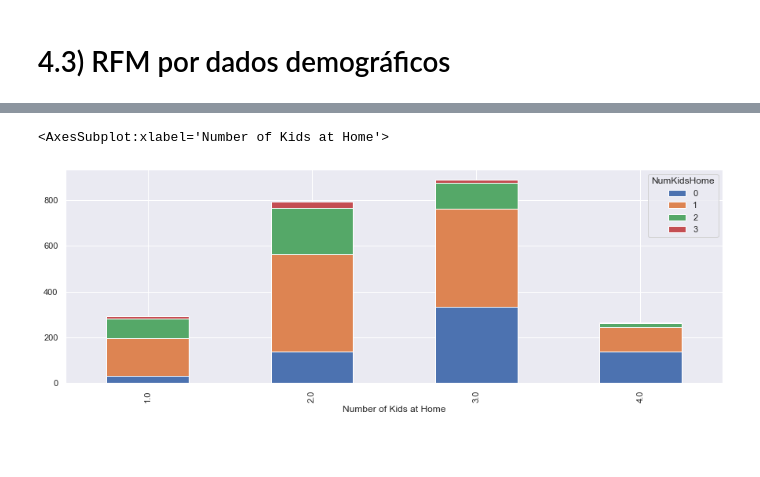
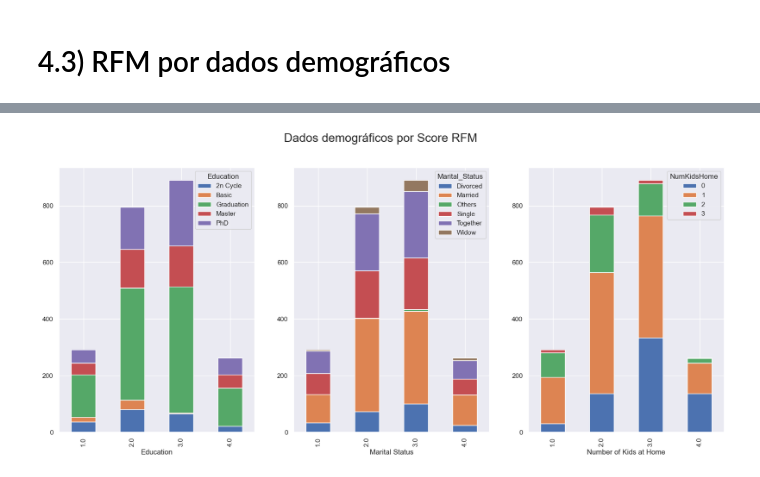
Before and after one commit to victoriaegandolfi/ps, a Jupyter notebook: Processo seletivo - EDA.ipynb, the cells around one changed output, grey strips where cells are left out. Cells and saved outputs as stored; diff of their text form; code cells hidden in the pictures; blank space fills up the shorter version.

```diff
--- a/Processo seletivo - EDA.ipynb
+++ b/Processo seletivo - EDA.ipynb
@@ -304,8 +297,21 @@ df_pivot.plot.bar(xlabel='Marital Status', stacked=True)
-# %%
-df_edu_rfm = df.loc[:, ['NumKidsHome', 'RFM']]
-df_grouped = df_edu_rfm.groupby(['NumKidsHome', 'RFM']).agg(count=('NumKidsHome', 'count')).reset_index()
-df_pivot = df_grouped.pivot(index='RFM', columns='NumKidsHome', values='count')
-df_pivot.plot.bar(xlabel='Number of Kids at Home', stacked=True)
-# %% [output]
-<AxesSubplot:xlabel='Number of Kids at Home'>
-[figure, removed]
+# %%
+fig, axes = plt.subplots(nrows=1, ncols=3, figsize=(20, 8))
+fig.suptitle("Dados demográficos por Score RFM", fontsize=20)
+
+df_edu_rfm = df.loc[:, ['Education', 'RFM']]
+df_grouped = df_edu_rfm.groupby(['Education', 'RFM']).agg(count=('Education', 'count')).reset_index()
+df_pivot = df_grouped.pivot(index='RFM', columns='Education', values='count')
+graph1 = df_pivot.plot.bar(xlabel='Education', stacked=True, ax=axes[0])
+
+df_edu_rfm = df.loc[:, ['Marital_Status', 'RFM']]
+df_grouped = df_edu_rfm.groupby(['Marital_Status', 'RFM']).agg(count=('Marital_Status', 'count')).reset_index()
+df_pivot = df_grouped.pivot(index='RFM', columns='Marital_Status', values='count')
+graph2 = df_pivot.plot.bar(xlabel='Marital Status', stacked=True, ax=axes[1])
+
+df_edu_rfm = df.loc[:, ['NumKidsHome', 'RFM']]
+df_grouped = df_edu_rfm.groupby(['NumKidsHome', 'RFM']).agg(count=('NumKidsHome', 'count')).reset_index()
+df_pivot = df_grouped.pivot(index='RFM', columns='NumKidsHome', values='count')
+graph3 = df_pivot.plot.bar(xlabel='Number of Kids at Home', stacked=True, ax=axes[2])
+plt.show()
+# %% [output]
+[figure, added]
```
Also changed, not shown: parts of 32 cells of this notebook.
